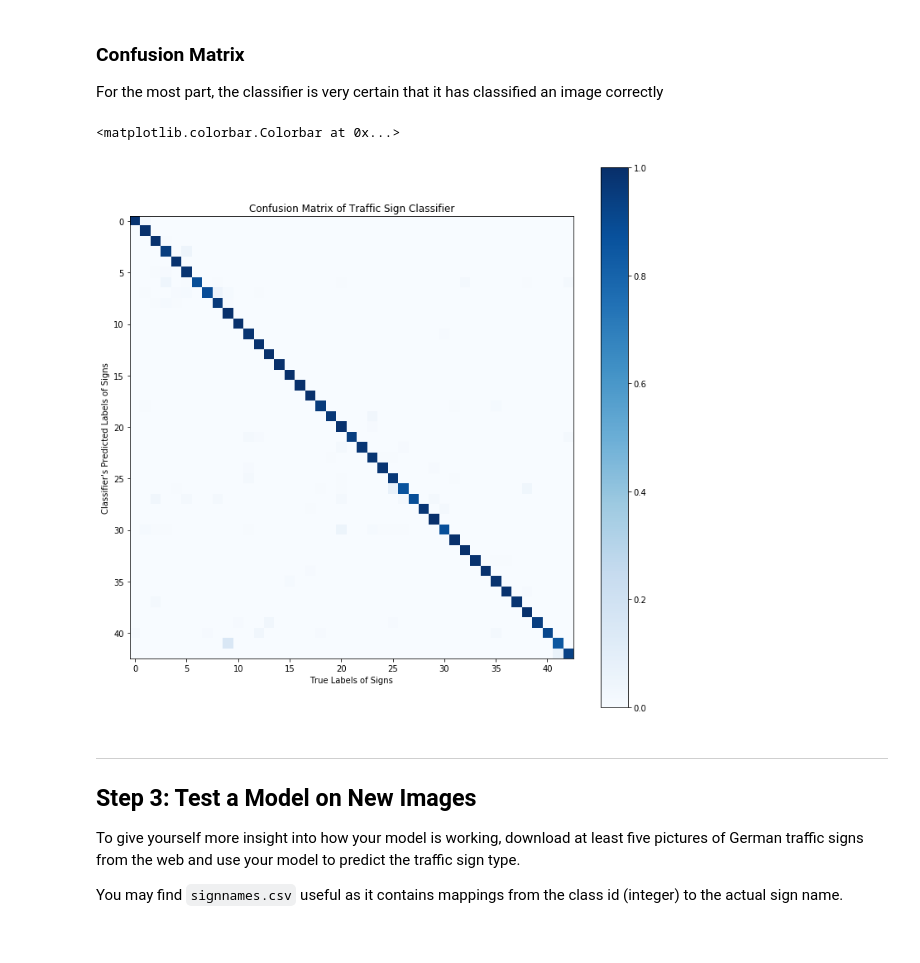
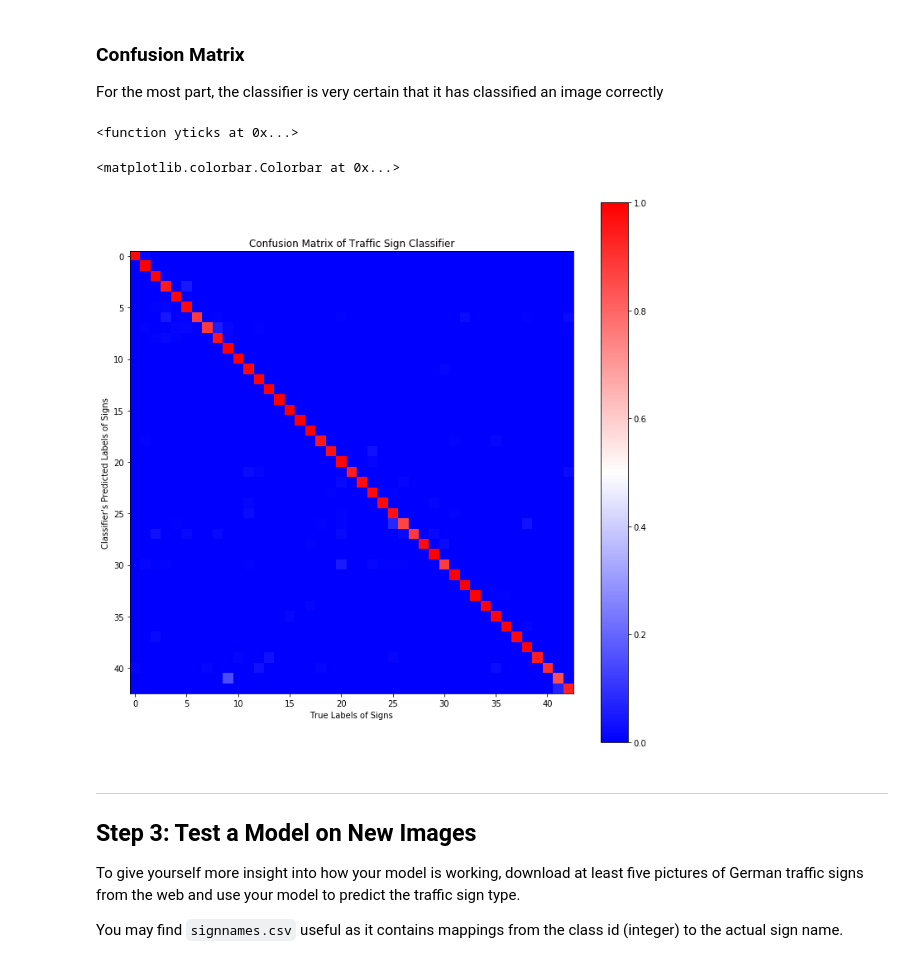
Before and after one commit to timothyta12/CarND-Traffic-Sign-Classifier-Project, a Jupyter notebook: Traffic_Sign_Classifier.ipynb, the cells around one changed output. Saved outputs shown, nothing was run; the diff lists cells and outputs as text; code cells hidden in the pictures.

```diff
--- a/Traffic_Sign_Classifier.ipynb
+++ b/Traffic_Sign_Classifier.ipynb
@@ -262,7 +264,7 @@ def evaluate(input_data, output_data):
     total_loss = 0
     sess = tf.get_default_session()
     for batch_data, batch_labels in batches(batch_size, input_data, output_data):
-        batch_accuracy, batch_loss = sess.run([accuracy, loss], feed_dict={inputs: batch_data,
+        batch_accuracy, batch_loss = sess.run([accuracy, cross_entropy], feed_dict={inputs: batch_data,
                                                  outputs: batch_labels,
                                                  is_training: False,
                                                  keep_prob: 1.0})
@@ -441,18 +443,20 @@ For the most part, the classifier is very certain that it has classified an imag
 # %%
 from sklearn.metrics import confusion_matrix
 plt.figure(figsize=(12,12))
 
 # https://github.com/viadanna/sdc-traffic-sign-classifier
 cm = confusion_matrix(test['labels'], test_predictions)
 cm = cm.astype('float') / cm.sum(axis=1)[:, np.newaxis]
 plt.title("Confusion Matrix of Traffic Sign Classifier")
 plt.xlabel("True Labels of Signs")
 plt.ylabel("Classifier's Predicted Labels of Signs")
-plt.imshow(cm, interpolation='nearest', cmap=plt.cm.Blues)
+plt.imshow(cm, interpolation='nearest', cmap='bwr')
+print(plt.yticks)
 plt.colorbar()
 # %% [output]
-<matplotlib.colorbar.Colorbar at 0x...>
+<function yticks at 0x...>
+<matplotlib.colorbar.Colorbar at 0x...>
-[figure, old version]
+[figure, new version]
 # %% [markdown]
 
 ---
```
Also changed, not shown: parts of 8 cells of this notebook.
